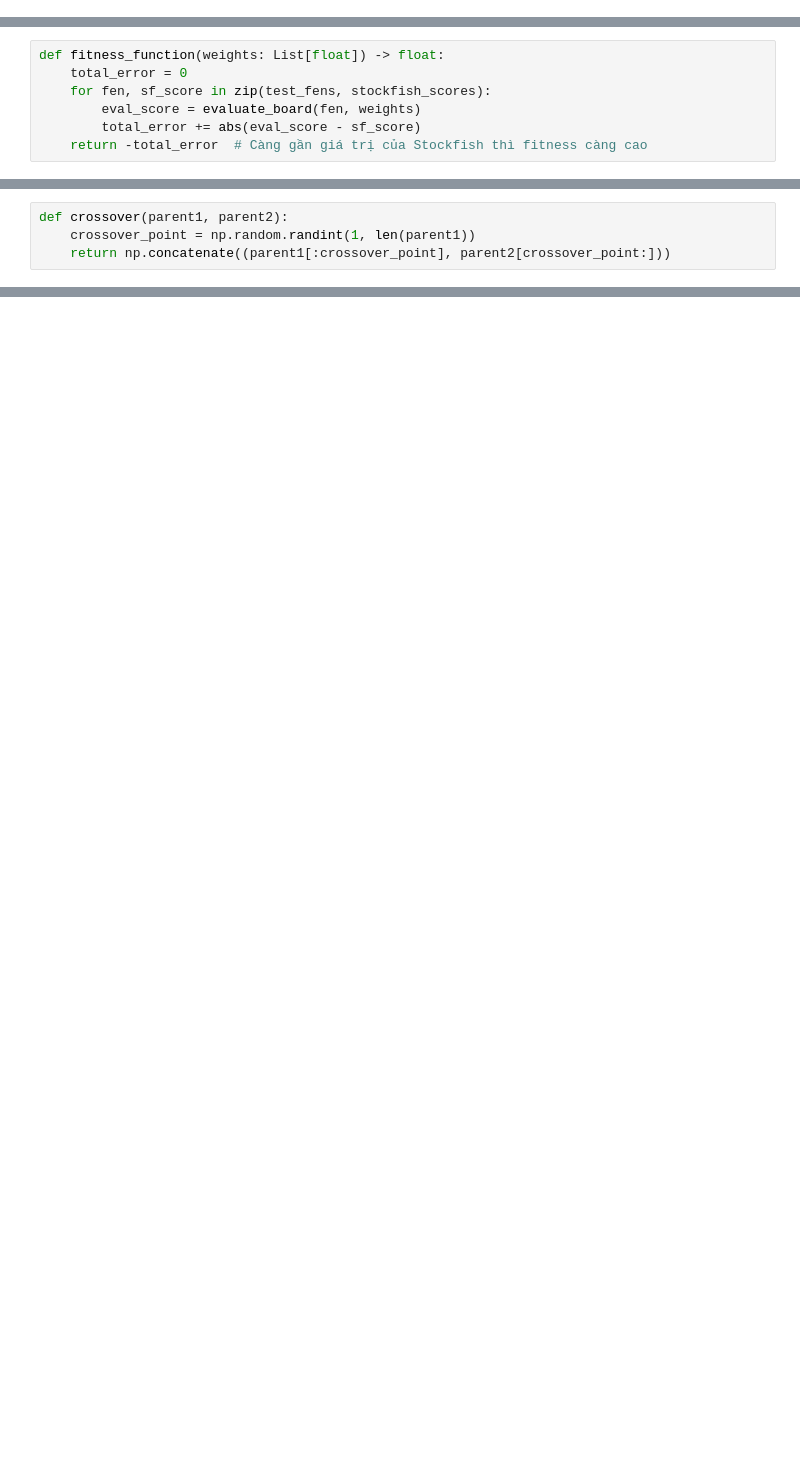
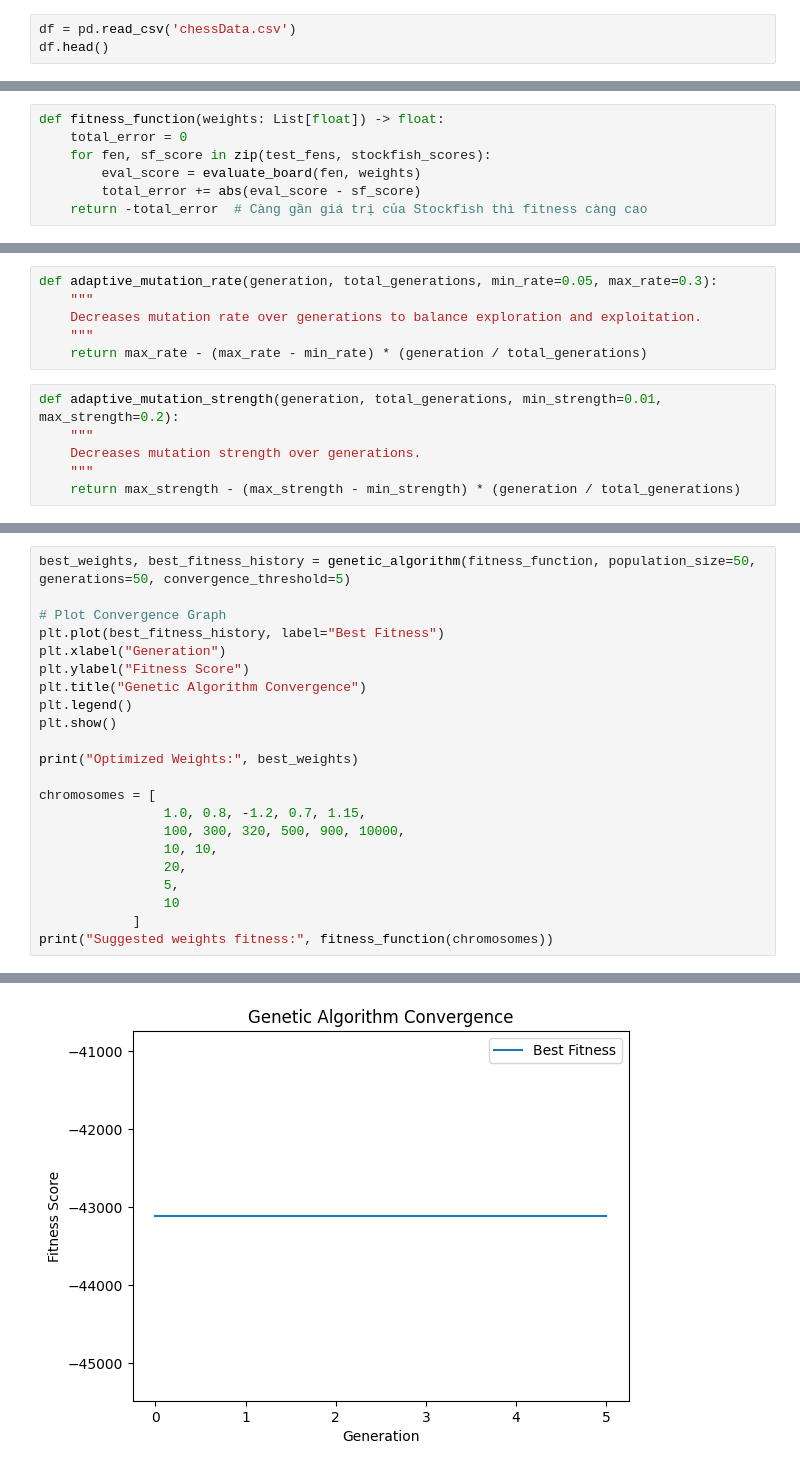
Before and after one commit to pathust/chess-bot, a Jupyter notebook: genetic_algorithm.ipynb, the cells around one changed output, grey strips where cells are left out. Saved outputs shown, nothing was run; the diff lists cells and outputs as text; blank space fills up the shorter version.

Commit message:
GA: tuning static_evaluation param with chessData.csv static_evaluation: penalty for isolated pawns, refactor

```diff
--- a/genetic_algorithm.ipynb
+++ b/genetic_algorithm.ipynb
@@ -47,0 +48,3 @@ print(stockfish_scores)  # Điểm số của Stockfish cho từng thế cờ
+# %%
+df = pd.read_csv('chessData.csv')
+df.head()
@@ -81,4 +179,0 @@ print(population)
-# %%
-def crossover(parent1, parent2):
-    crossover_point = np.random.randint(1, len(parent1))
-    return np.concatenate((parent1[:crossover_point], parent2[crossover_point:]))
@@ -129,0 +240,12 @@ Trọng số tối ưu: [ 1.41965069  4.43521753  2.47833329  0.22065133 -0.1615
+# %%
+def adaptive_mutation_rate(generation, total_generations, min_rate=0.05, max_rate=0.3):
+    """
+    Decreases mutation rate over generations to balance exploration and exploitation.
+    """
+    return max_rate - (max_rate - min_rate) * (generation / total_generations)
+# %%
+def adaptive_mutation_strength(generation, total_generations, min_strength=0.01, max_strength=0.2):
+    """
+    Decreases mutation strength over generations.
+    """
+    return max_strength - (max_strength - min_strength) * (generation / total_generations)
@@ -129,0 +332,23 @@ Trọng số tối ưu: [ 1.41965069  4.43521753  2.47833329  0.22065133 -0.1615
+# %%
+best_weights, best_fitness_history = genetic_algorithm(fitness_function, population_size=50, generations=50, convergence_threshold=5)
+
+# Plot Convergence Graph
+plt.plot(best_fitness_history, label="Best Fitness")
+plt.xlabel("Generation")
+plt.ylabel("Fitness Score")
+plt.title("Genetic Algorithm Convergence")
+plt.legend()
+plt.show()
+
+print("Optimized Weights:", best_weights)
+
+chromosomes = [
+                1.0, 0.8, -1.2, 0.7, 1.15,
+                100, 300, 320, 500, 900, 10000,
+                10, 10,
+                20,
+                5,
+                10
+            ]
+print("Suggested weights fitness:", fitness_function(chromosomes))
+# %% [output]
@@ -129,0 +361 @@ Trọng số tối ưu: [ 1.41965069  4.43521753  2.47833329  0.22065133 -0.1615
+[figure, added]
```
Also changed, not shown: parts of 33 cells of this notebook, 1 other file.
